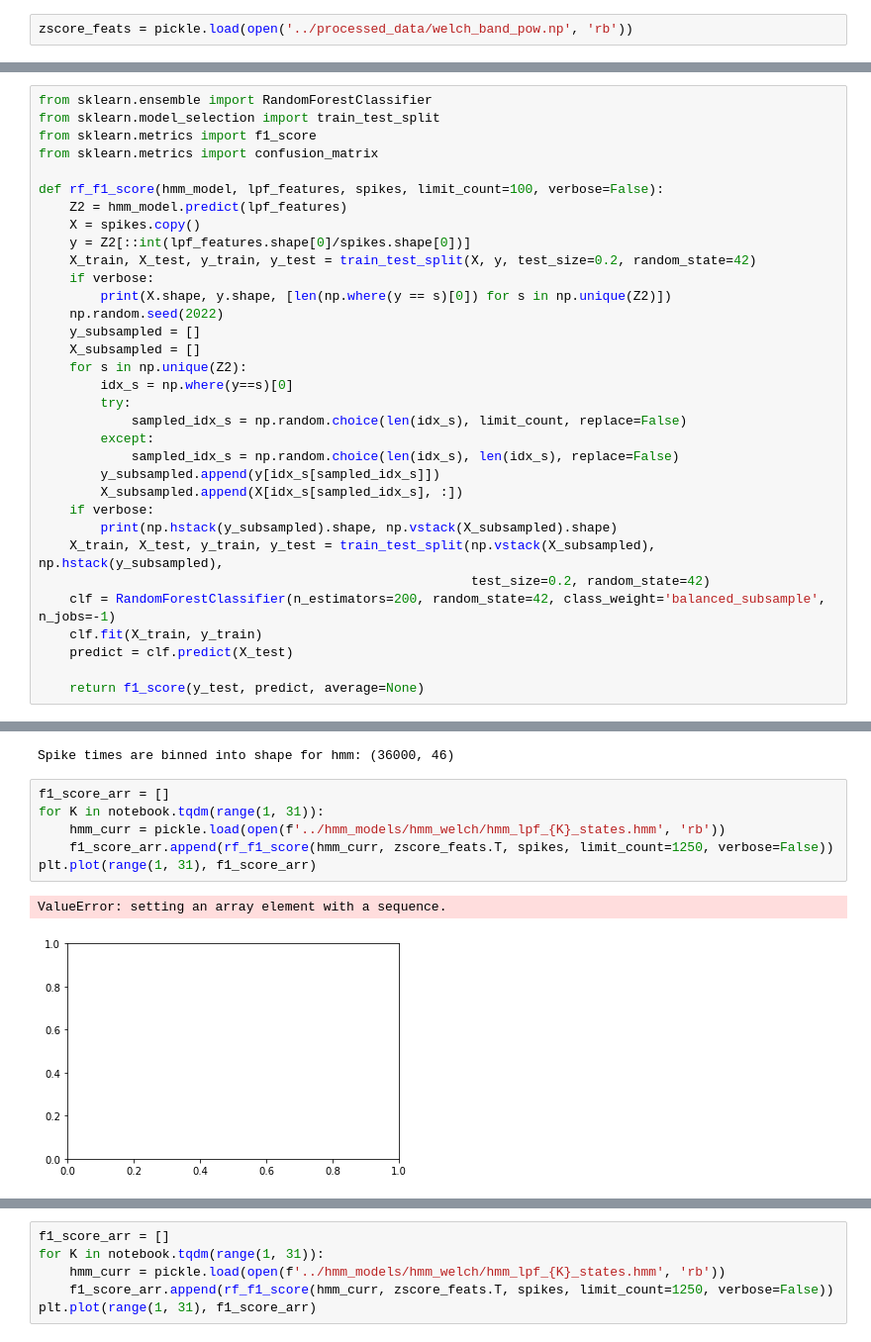
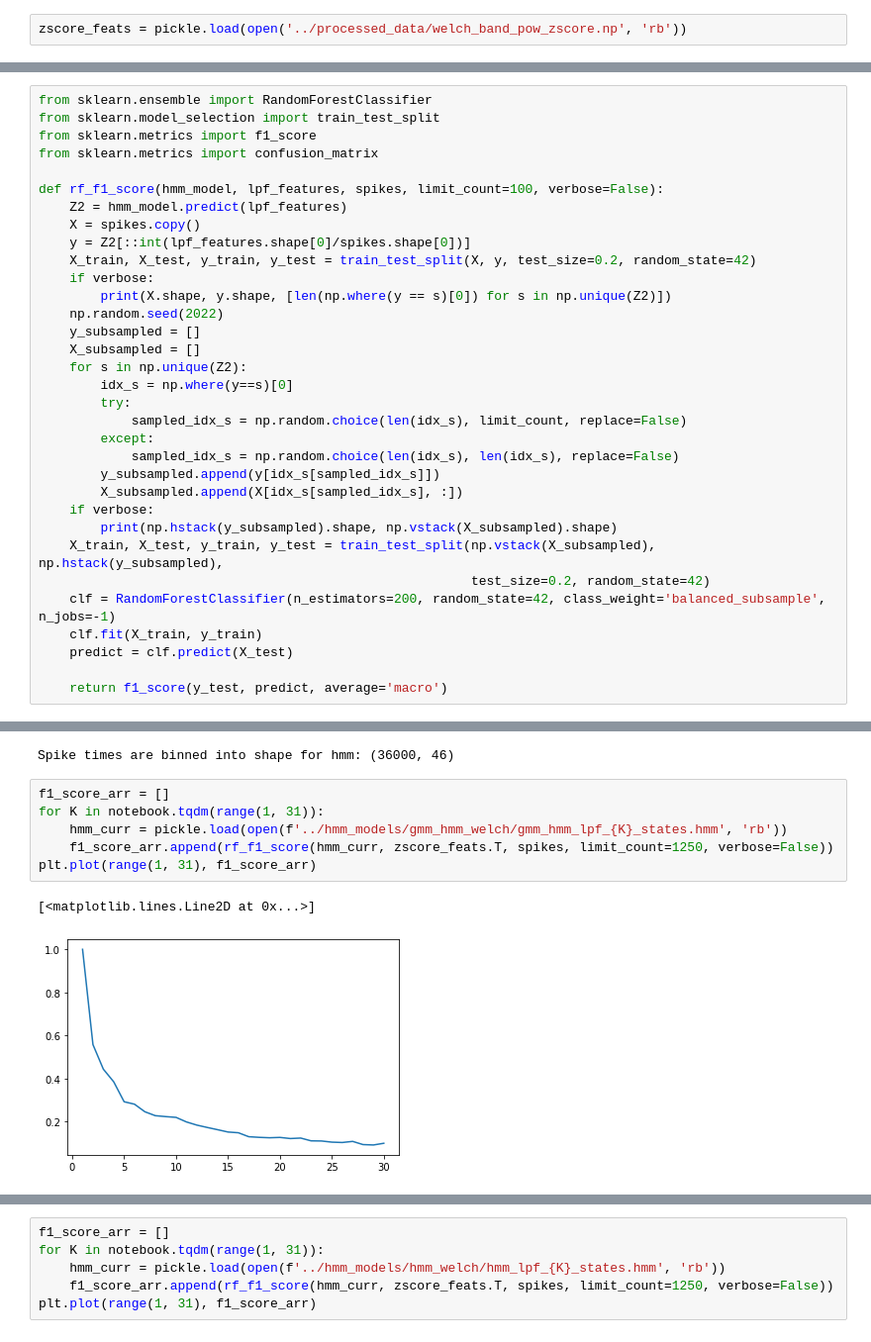
Before and after one commit to zhaizhongyuan/hmm_neural_decoding, a Jupyter notebook: notebooks/lfp_gmmhmm_welch.ipynb, the cells around one changed output, grey strips where cells are left out. Shown at 99% size. Saved outputs shown, nothing was run; the diff lists cells and outputs as text.

```diff
--- a/notebooks/lfp_gmmhmm_welch.ipynb
+++ b/notebooks/lfp_gmmhmm_welch.ipynb
@@ -150,4 +150,4 @@ zscore_feats.T.shape
 # %%
 pickle.dump(zscore_feats, open('../processed_data/welch_band_pow.np', 'wb'))
 # %%
-zscore_feats = pickle.load(open('../processed_data/welch_band_pow.np', 'rb'))
+zscore_feats = pickle.load(open('../processed_data/welch_band_pow_zscore.np', 'rb'))
@@ -185,7 +189,7 @@ def rf_f1_score(hmm_model, lpf_features, spikes, limit_count=100, verbose=False)
     clf.fit(X_train, y_train)
     predict = clf.predict(X_test)
 
-    return f1_score(y_test, predict, average=None)
+    return f1_score(y_test, predict, average='macro')
 # %%
 filename = '../processed_data/m1_fr0.1hz_30hz_0s_7200s_0.1s_bins_nooverlap.sav'
 
@@ -215,9 +219,9 @@ Spike times are binned into shape for hmm: (36000, 46)
 # %%
 f1_score_arr = []
 for K in notebook.tqdm(range(1, 31)):
-    hmm_curr = pickle.load(open(f'../hmm_models/hmm_welch/hmm_lpf_{K}_states.hmm', 'rb'))
+    hmm_curr = pickle.load(open(f'../hmm_models/gmm_hmm_welch/gmm_hmm_lpf_{K}_states.hmm', 'rb'))
     f1_score_arr.append(rf_f1_score(hmm_curr, zscore_feats.T, spikes, limit_count=1250, verbose=False))
 plt.plot(range(1, 31), f1_score_arr)
 # %% [output]
-ValueError: setting an array element with a sequence.
+[<matplotlib.lines.Line2D at 0x...>]
-[figure, old version]
+[figure, new version]
```
Also changed, not shown: parts of 5 cells of this notebook, 33 other files.
